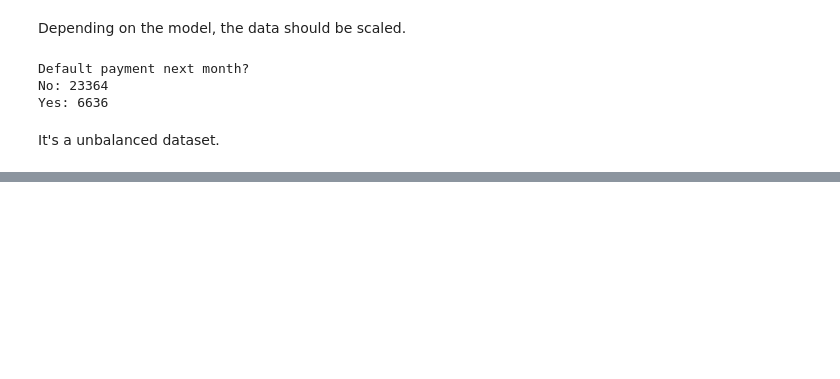
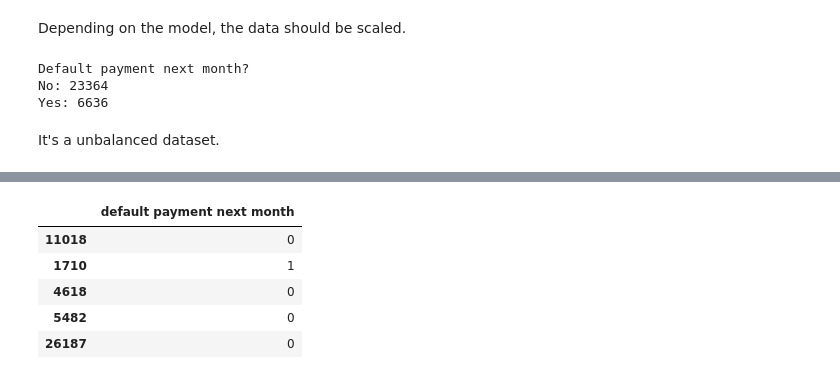
Before and after one commit to caiomts/default-credit-card-classification, a Jupyter notebook: eda.ipynb, the cells around one changed output, grey strips where cells are left out. Cells and saved outputs as stored; diff of their text form; code cells hidden in the pictures; blank space fills up the shorter version.

```diff
--- a/eda.ipynb
+++ b/eda.ipynb
@@ -85,0 +104,9 @@ It's a unbalanced dataset.
+# %%
+y_train.head()
+# %% [output]
+|  | default payment next month |
+| 11018 | 0 |
+| 1710 | 1 |
+| 4618 | 0 |
+| 5482 | 0 |
+| 26187 | 0 |
```
Also changed, not shown: parts of 20 cells of this notebook, 4 other files.
